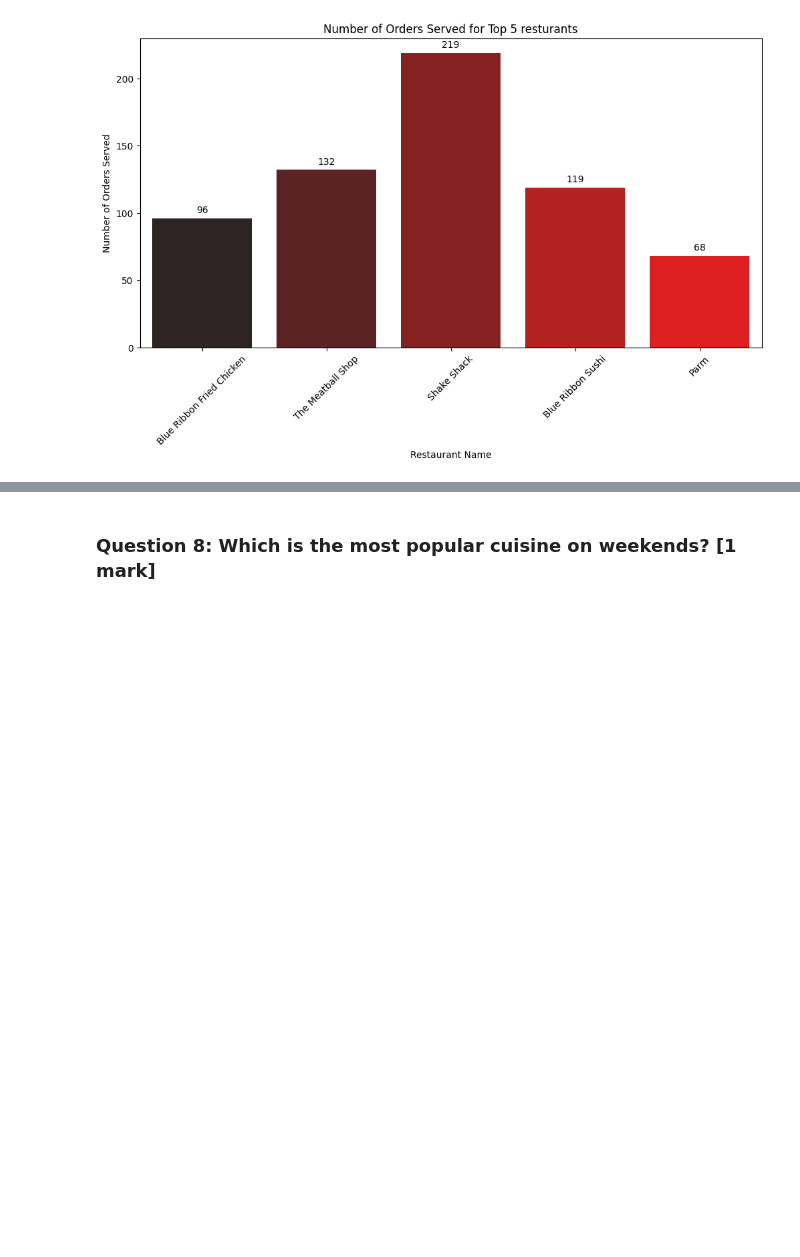
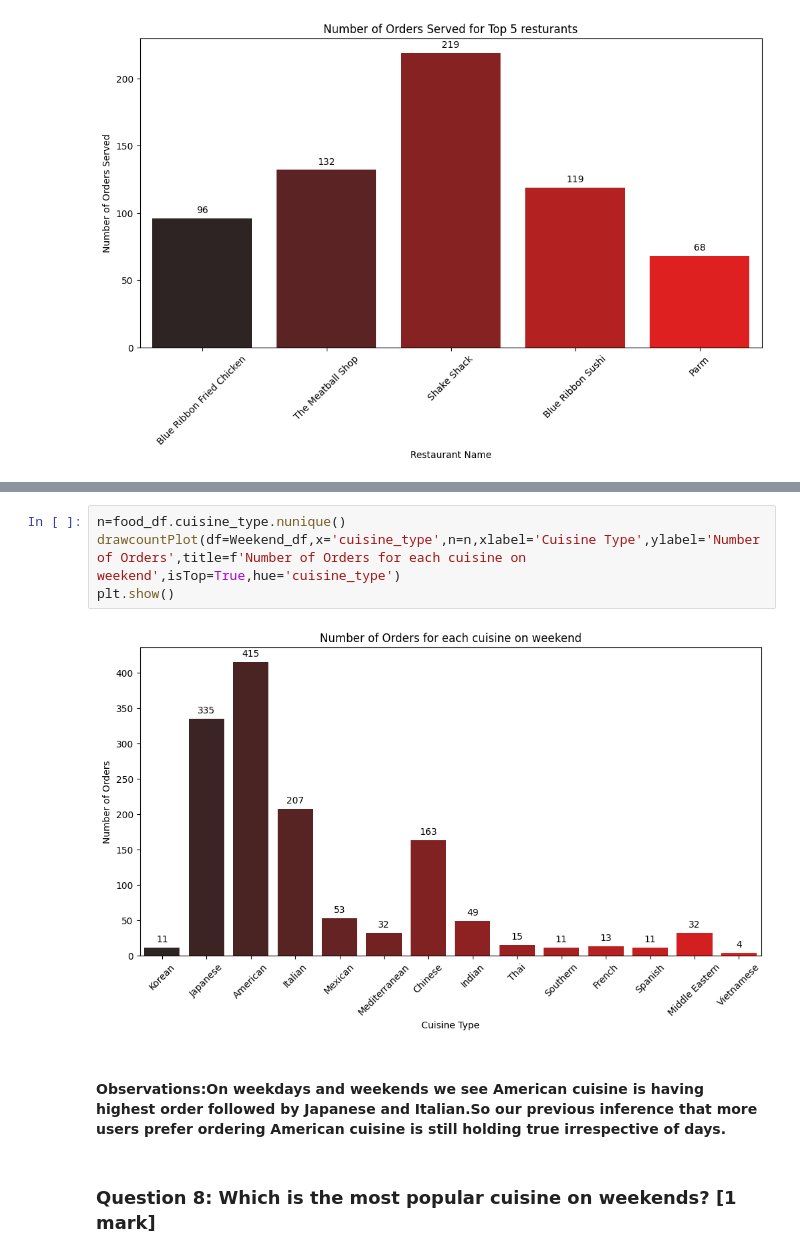
Before and after one commit to Rajesh2015/FoodHub-Data-Analysis, a Jupyter notebook: FoodHub-EDA.ipynb, the cells around one changed output, grey strips where cells are left out. Cells and saved outputs as stored; diff of their text form; blank space fills up the shorter version.

```diff
--- a/FoodHub-EDA.ipynb
+++ b/FoodHub-EDA.ipynb
@@ -385,2 +413,10 @@ plt.show()
+# %%
+n=food_df.cuisine_type.nunique()
+drawcountPlot(df=Weekend_df,x='cuisine_type',n=n,xlabel='Cuisine Type',ylabel='Number of Orders',title=f'Number of Orders for each cuisine on weekend',isTop=True,hue='cuisine_type')
+plt.show()
+# %% [output]
+[figure, added]
+# %% [markdown]
+#### Observations:On weekdays and weekends we see American cuisine is having highest order followed by Japanese and Italian.So our previous inference that more users prefer ordering American cuisine is still holding true irrespective of days.
 # %% [markdown]
 ### **Question 8**: Which is the most popular cuisine on weekends? [1 mark]
```
Also changed, not shown: parts of 34 cells of this notebook.
